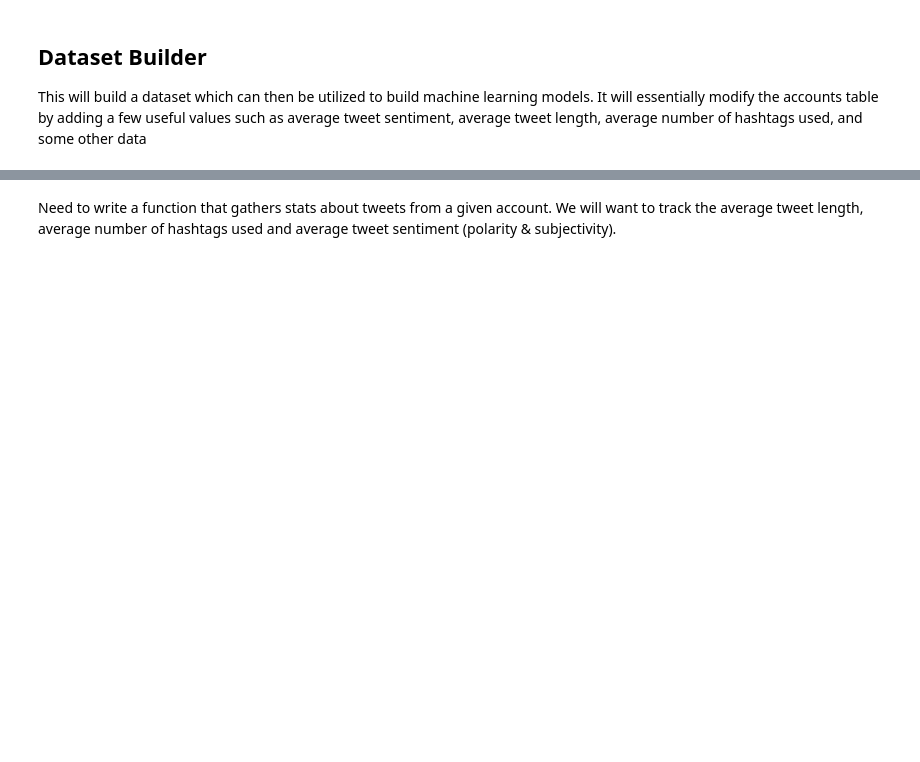
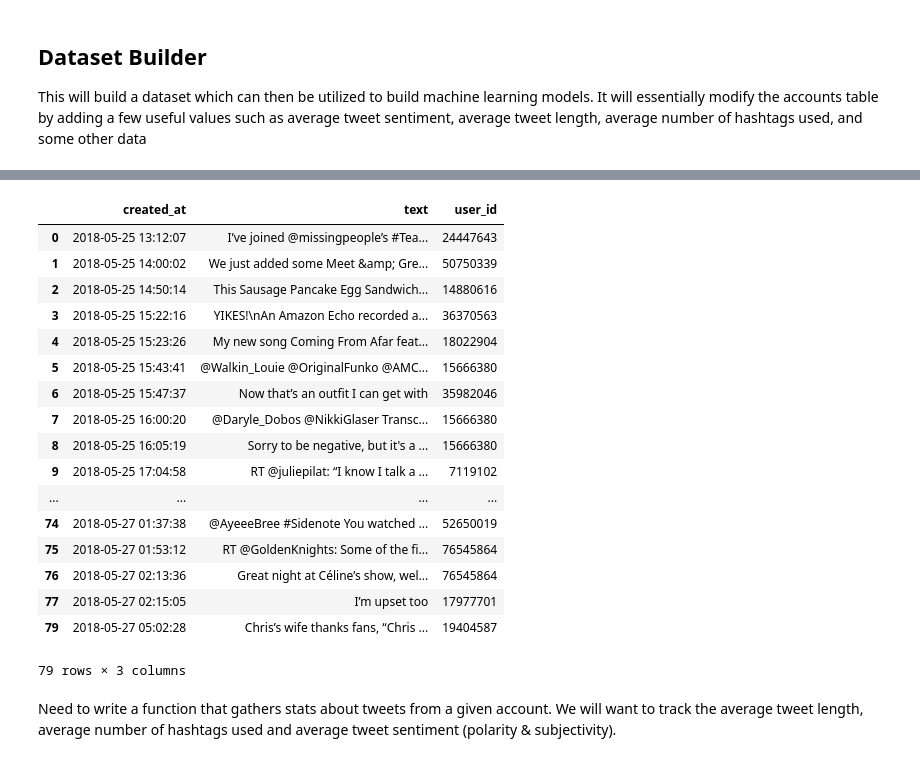
Before and after one commit to kansas-analytica/learning, a Jupyter notebook: notebooks/Dataset Builder.ipynb, the cells around one changed output, grey strips where cells are left out. Drawn from its saved outputs; the diff is of its cells as text; code cells hidden in the pictures; blank space fills up the shorter version.

```diff
--- a/notebooks/Dataset Builder.ipynb
+++ b/notebooks/Dataset Builder.ipynb
@@ -64,3 +120,33 @@ dtype: object
+# %%
+frames = [verified_tweets, bot_tweets]
+tweets = pd.concat(frames, sort = False)
+tweets.drop('id_str', inplace=True, axis=1)
+tweets.drop('post_type', inplace=True, axis=1)
+tweets.drop('retweet', inplace=True, axis=1)
+tweets.drop('region', inplace=True, axis=1)
+tweets.drop('language', inplace=True, axis=1)
+tweets.drop('updates', inplace=True, axis=1)
+tweets.dropna(inplace=True)
+tweets.head(79)
+# %% [output]
+|  | created_at | text | user_id |
+| 0 | 2018-05-25 13:12:07 | I’ve joined @missingpeople’s #Tea... | 24447643 |
+| 1 | 2018-05-25 14:00:02 | We just added some Meet &amp; Gre... | 50750339 |
+| 2 | 2018-05-25 14:50:14 | This Sausage Pancake Egg Sandwich... | 14880616 |
+| 3 | 2018-05-25 15:22:16 | YIKES!\nAn Amazon Echo recorded a... | 36370563 |
+| 4 | 2018-05-25 15:23:26 | My new song Coming From Afar feat... | 18022904 |
+| 5 | 2018-05-25 15:43:41 | @Walkin_Louie @OriginalFunko @AMC... | 15666380 |
+| 6 | 2018-05-25 15:47:37 | Now that’s an outfit I can get with | 35982046 |
+| 7 | 2018-05-25 16:00:20 | @Daryle_Dobos @NikkiGlaser Transc... | 15666380 |
+| 8 | 2018-05-25 16:05:19 | Sorry to be negative, but it's a ... | 15666380 |
+| 9 | 2018-05-25 17:04:58 | RT @juliepilat: “I know I talk a ... | 7119102 |
+| ... | ... | ... | ... |
+| 74 | 2018-05-27 01:37:38 | @AyeeeBree #Sidenote You watched ... | 52650019 |
+| 75 | 2018-05-27 01:53:12 | RT @GoldenKnights: Some of the fi... | 76545864 |
+| 76 | 2018-05-27 02:13:36 | Great night at Céline’s show, wel... | 76545864 |
+| 77 | 2018-05-27 02:15:05 | I’m upset too | 17977701 |
+| 79 | 2018-05-27 05:02:28 | Chris’s wife thanks fans, “Chris ... | 19404587 |
+79 rows × 3 columns
 # %%
 import string
 import re
```
Also changed, not shown: parts of 12 cells of this notebook, 5 other files.
